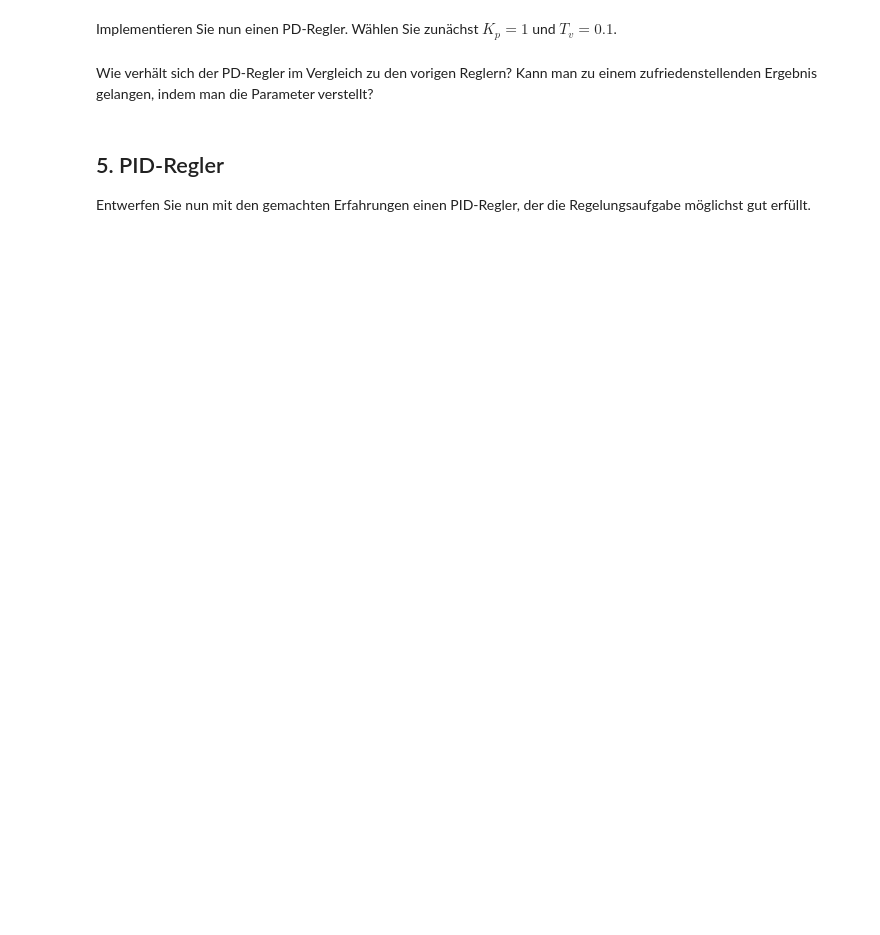
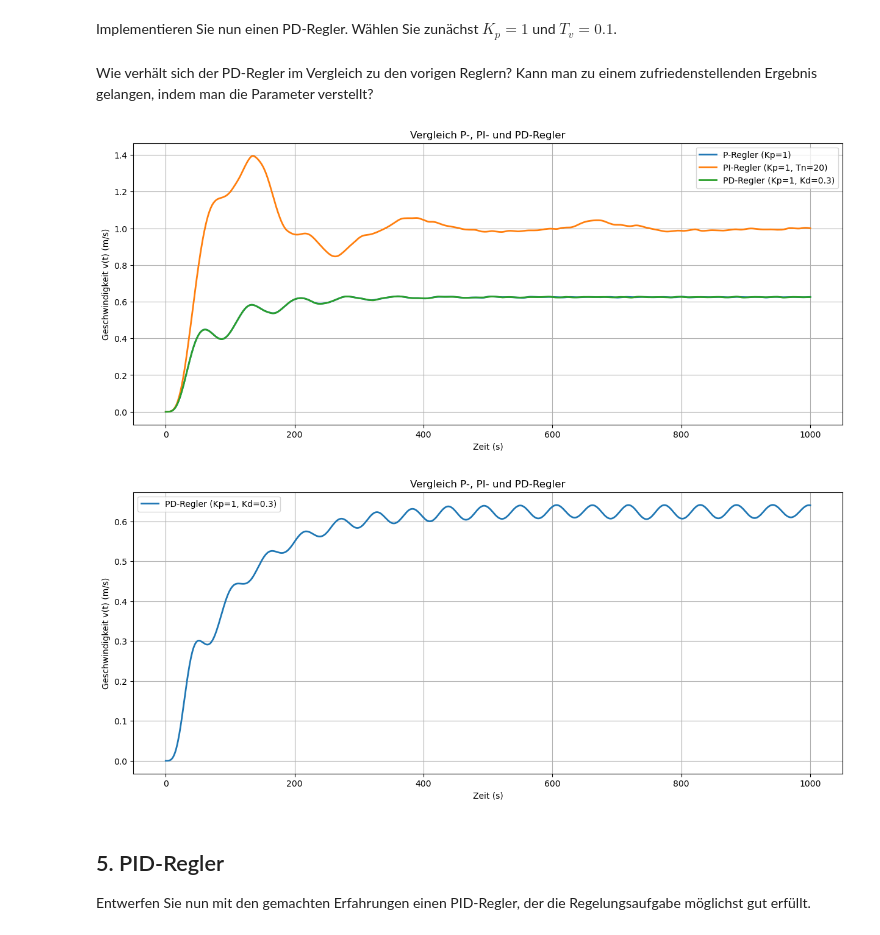
Before and after one commit to ImpressMee/Semester_3, a Jupyter notebook: 5. Technische Grundlagen von KI/Übungen/Versuch 5/vers_5_regler.ipynb, the cells around one changed output. Saved outputs shown, nothing was run; the diff lists cells and outputs as text; code cells hidden in the pictures; blank space fills up the shorter version.

```diff
--- a/5. Technische Grundlagen von KI/Übungen/Versuch 5/vers_5_regler.ipynb
+++ b/5. Technische Grundlagen von KI/Übungen/Versuch 5/vers_5_regler.ipynb
@@ -408,7 +602,7 @@ Implementieren Sie nun einen PD-Regler. Wählen Sie zunächst $K_p = 1$ und $T_v
 # %%
 # Hier Ihr PD-Regler als Python-Objekt
 class PDController:
-    def __init__(self, Kp=1.0, Tv=0.1, soll=0.0):
+    def __init__(self, Kp, Tv, soll=0.0):
         self.Kp = Kp
         self.Tv = Tv
         self.soll = soll
@@ -442,19 +636,71 @@ class PDController:
 Wie verhält sich der PD-Regler im Vergleich zu den vorigen Reglern? Kann man zu einem
 zufriedenstellenden Ergebnis gelangen, indem man die Parameter verstellt?
 # %%
-# Ihre Lösung hier
+ctrl1 = PController(Kp=1.0, soll=1.0)
+ctrl2 = PIController(Kp=1.0, Tn=20, soll=1.0)
+ctrl3 = PDController(Kp=1.0, Tv=0.1, soll=1.0)
 
-# Hier kommen noch die anderen simulationen hin und die Plots um diese zu vergleichen
-
-ctrl = PDController(Kp=1.0, Tv=0.1, soll=1.0)
-
-sol = solve_ivp(
+sol1 = solve_ivp(
     schubverbund_mit_regler,
     t_span,
     X0,
-    args=(ctrl,),
+    args=(ctrl1,),
     t_eval=t_eval
 )
+
+sol2 = solve_ivp(
+    schubverbund_mit_regler,
+    t_span,
+    X0,
+    args=(ctrl2,),
+    t_eval=t_eval
+)
+
+sol3 = solve_ivp(
+    schubverbund_mit_regler,
+    t_span,
+    X0,
+    args=(ctrl3,),
+    t_eval=t_eval
+)
+
+plt.figure(figsize=(15,6))
+
+plt.plot(sol1.t, sol1.y[5], label="P-Regler (Kp=1)", linewidth=2)
+plt.plot(sol2.t, sol2.y[5], label="PI-Regler (Kp=1, Tn=20)", linewidth=2)
+plt.plot(sol3.t, sol3.y[5], label="PD-Regler (Kp=1, Kd=0.3)", linewidth=2)
+
+plt.xlabel("Zeit (s)")
+plt.ylabel("Geschwindigkeit v(t) (m/s)")
+plt.title("Vergleich P-, PI- und PD-Regler")
+plt.grid(True)
+plt.legend()
+plt.show()
+
+# Macht ein höhrer Tv wert es besser?....nein
+
+ctrl3 = PDController(Kp=1.0, Tv=50, soll=1.0)
+sol3 = solve_ivp(
+    schubverbund_mit_regler,
+    t_span,
+    X0,
+    args=(ctrl3,),
+    t_eval=t_eval
+)
+plt.figure(figsize=(15,6))
+plt.plot(sol3.t, sol3.y[5], label="PD-Regler (Kp=1, Kd=0.3)", linewidth=2)
+
+plt.xlabel("Zeit (s)")
+plt.ylabel("Geschwindigkeit v(t) (m/s)")
+plt.title("Vergleich P-, PI- und PD-Regler")
+plt.grid(True)
+plt.legend()
+plt.show()
+
+#Je höher der Tv anteil, desto stärker reagiert dieser auf Änderungen
+# %% [output]
+[figure, added]
+[figure, added]
 # %% [markdown]
 ## 5. PID-Regler
 
```
Also changed, not shown: parts of 5 cells of this notebook, 1 other file.
